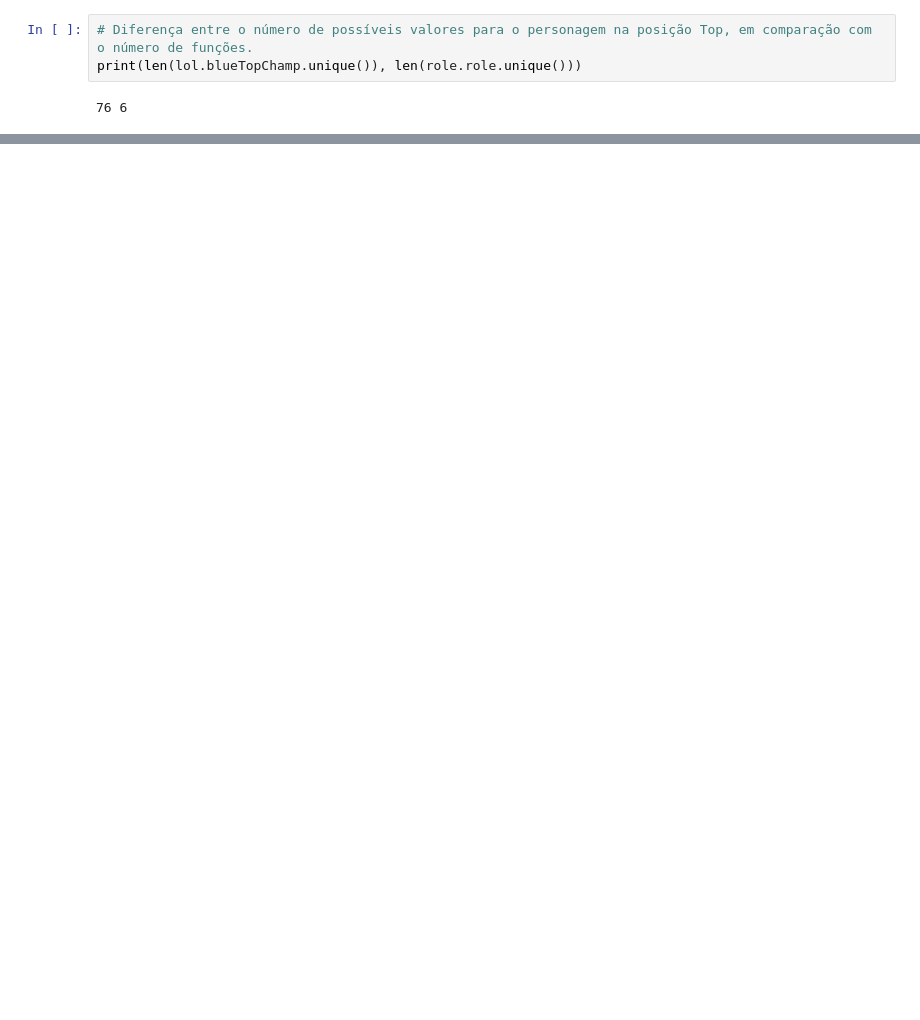
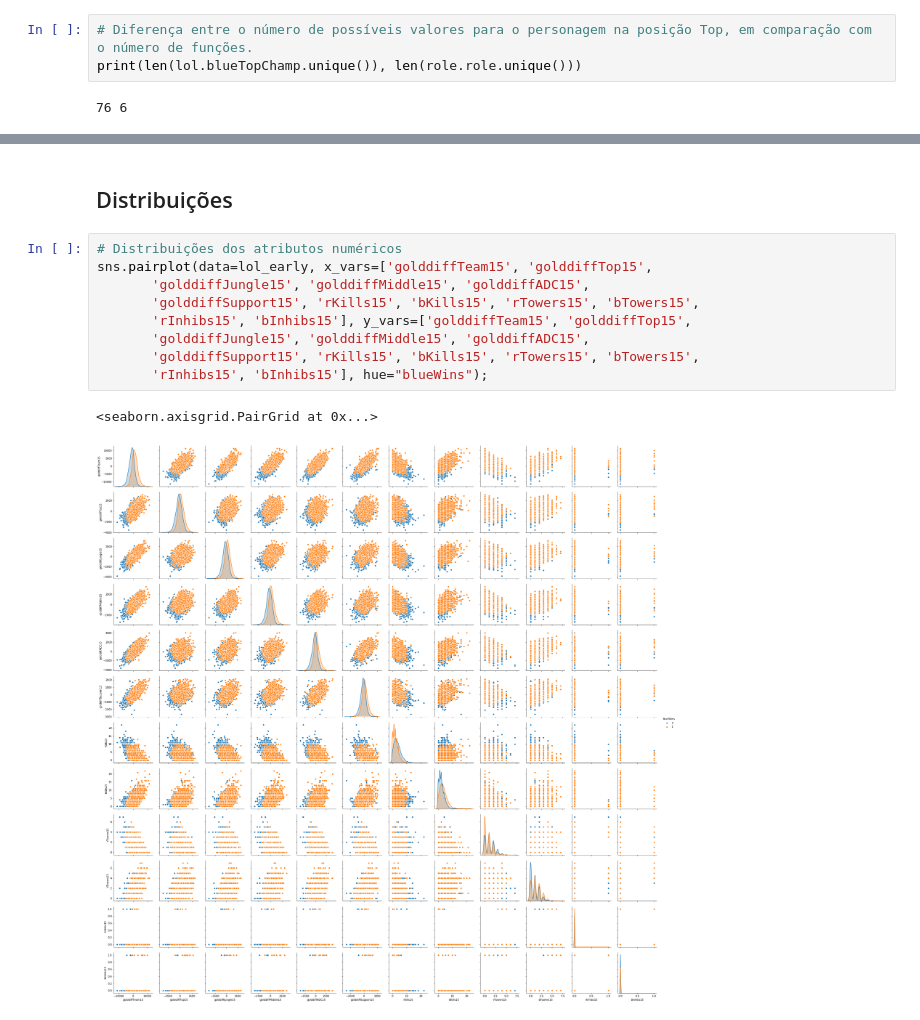
Before and after one commit to marscos/learning_of_legends, a Jupyter notebook: Assignment.ipynb, the cells around one changed output, grey strips where cells are left out. Drawn from its saved outputs; the diff is of its cells as text; blank space fills up the shorter version.

```diff
--- a/Assignment.ipynb
+++ b/Assignment.ipynb
@@ -152 +134,15 @@ Index(['blueWins', 'golddiffTeam15', 'golddiffTop15', 'golddiffJungle15',
       dtype='object')
+# %% [markdown]
+## Distribuições
+# %%
+# Distribuições dos atributos numéricos
+sns.pairplot(data=lol_early, x_vars=['golddiffTeam15', 'golddiffTop15',
+       'golddiffJungle15', 'golddiffMiddle15', 'golddiffADC15',
+       'golddiffSupport15', 'rKills15', 'bKills15', 'rTowers15', 'bTowers15',
+       'rInhibs15', 'bInhibs15'], y_vars=['golddiffTeam15', 'golddiffTop15',
+       'golddiffJungle15', 'golddiffMiddle15', 'golddiffADC15',
+       'golddiffSupport15', 'rKills15', 'bKills15', 'rTowers15', 'bTowers15',
+       'rInhibs15', 'bInhibs15'], hue="blueWins");
+# %% [output]
+<seaborn.axisgrid.PairGrid at 0x...>
+[figure, added]
```
Also changed, not shown: parts of 9 cells of this notebook, 2 other files.
